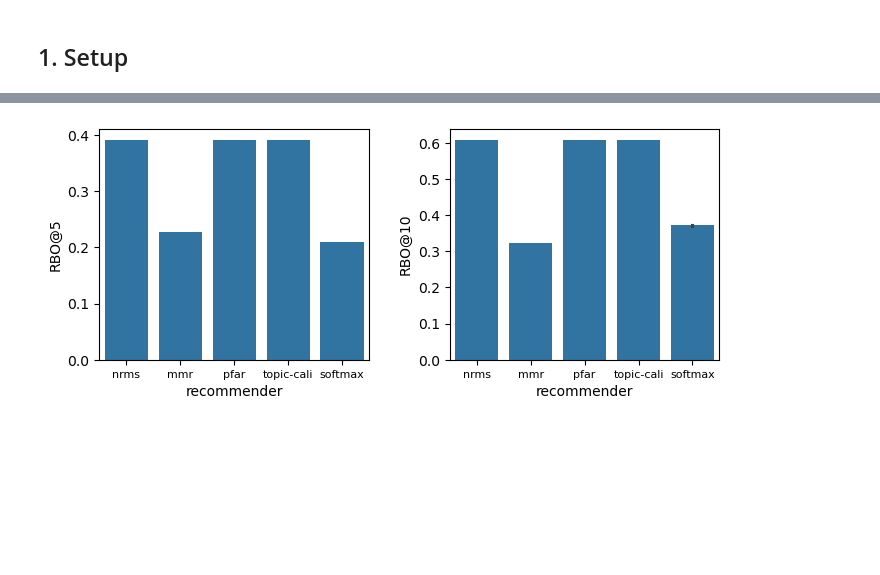
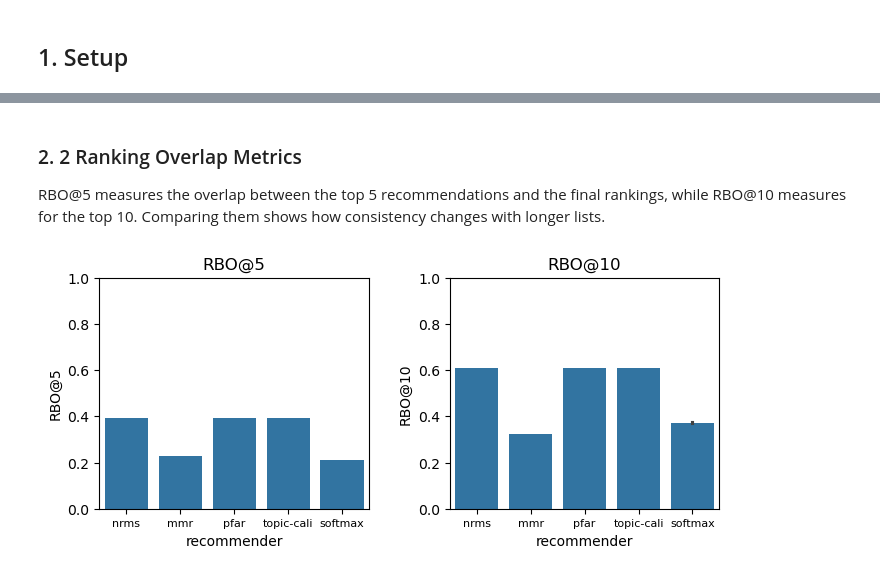
Before and after one commit to CCRI-POPROX/poprox-recommender, a Jupyter notebook: notebooks/MINDSmallEvalResults.ipynb, the cells around one changed output, grey strips where cells are left out. Drawn from its saved outputs; the diff is of its cells as text; code cells hidden in the pictures; blank space fills up the shorter version.

Commit message:
update MINDSmallEvalResults

```diff
--- a/notebooks/MINDSmallEvalResults.ipynb
+++ b/notebooks/MINDSmallEvalResults.ipynb
@@ -29,0 +25,3 @@ To evaluate the plot, look for higher values in the bars. Higher values indicate
+# %%
+mind_val_user_metrics = pd.read_csv('../outputs/mind-val-user-metrics.csv.gz')
+mind_val_user_metrics.head()
@@ -29,0 +35,2 @@ To evaluate the plot, look for higher values in the bars. Higher values indicate
+# %%
+metrics = ['NDCG@5', 'NDCG@10', 'MRR', 'RBO@5', 'RBO@10']
@@ -31,17 +43,12 @@ To evaluate the plot, look for higher values in the bars. Higher values indicate
 plt.figure(figsize=(12, 3))
 plt.subplots_adjust(wspace=0.3)
 
-plt.subplot(1, 3, 1)
-sns.barplot(data=mind_small_user_metrics, x='recommender', y='NDCG@5')
-plt.xticks(fontsize=8)
+for i, metric in enumerate(metrics[:3], 1):
+    plt.subplot(1, 3, i)
+    sns.barplot(data=mind_val_user_metrics, x='recommender', y=metric)
+    plt.xticks(fontsize=8)
+    plt.ylim(0, 1)
 
-plt.subplot(1, 3, 2)
-sns.barplot(data=mind_small_user_metrics, x='recommender', y='NDCG@10')
-plt.xticks(fontsize=8)
-
-plt.subplot(1, 3, 3)
-sns.barplot(data=mind_small_user_metrics, x='recommender', y='MRR')
-plt.xticks(fontsize=8)
 
 plt.show()
 # %% [output]
@@ -104,0 +58,7 @@ Summary Table for MRR
+# %%
+for metric in metrics[:3]:
+    tw = EvalTable(mind_val_user_metrics, 'recommender', metric)
+    tw.add_stat('Mean', np.mean, ci=True)
+    #tw.add_quantiles(['10%ile', 'Median', '90%ile'], [0.1, 0.5, 0.9], ci=True)
+    display(HTML(f"<h3>Summary Table for {metric}</h3>"))
+    display(HTML(tw.html_table()))
@@ -105,16 +72,17 @@ Summary Table for MRR
+# %% [markdown]
+### 2. 2 Ranking Overlap Metrics
+RBO@5 measures the overlap between the top 5 recommendations and the final rankings, while RBO@10 measures for the top 10. Comparing them shows how consistency changes with longer lists.
 # %%
 plt.figure(figsize=(8, 3))
-
 plt.subplots_adjust(wspace=0.3)
 
-plt.subplot(1, 2, 1)
-sns.barplot(data=mind_small_user_metrics, x='recommender', y='RBO@5')
-plt.xticks(fontsize=8)
-
-plt.subplot(1, 2, 2)
-sns.barplot(data=mind_small_user_metrics, x='recommender', y='RBO@10')
-plt.xticks(fontsize=8)
+for i, metric in enumerate(metrics[3:], 1):
+    plt.subplot(1, 2, i)
+    sns.barplot(data=mind_val_user_metrics, x='recommender', y=metric)
+    plt.title(metric)
+    plt.xticks(fontsize=8)
+    plt.ylim(0, 1)
 
 plt.show()
 # %% [output]
-[figure, old version]
+[figure, new version]
```
Also changed, not shown: parts of 19 cells of this notebook, 1 other file.
